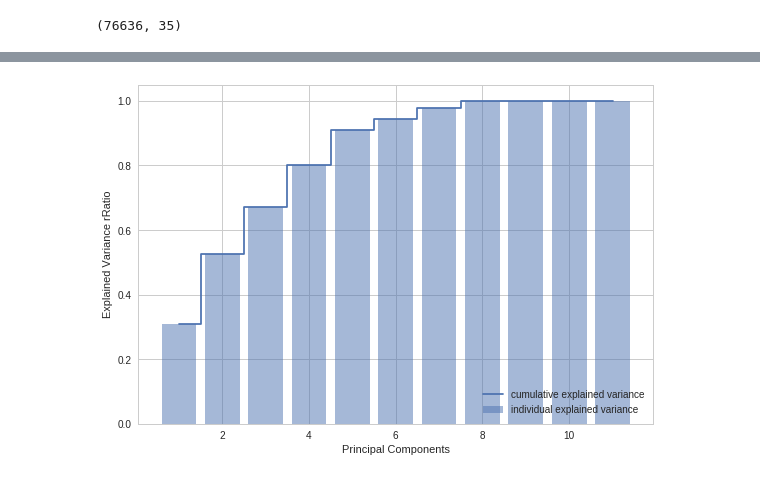
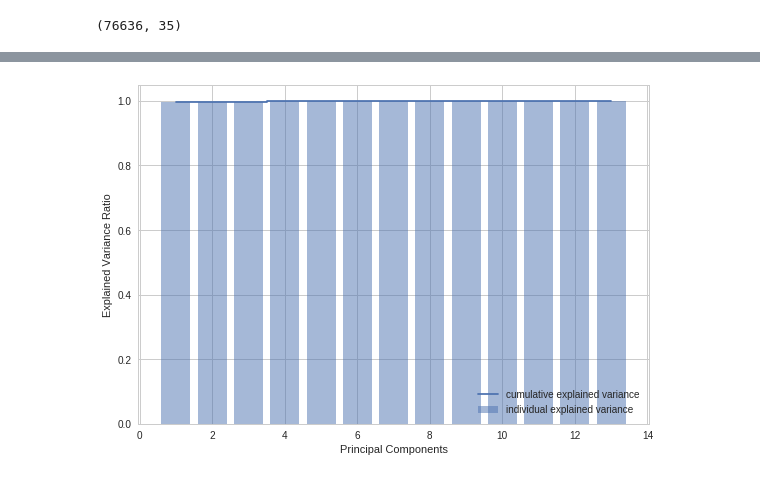
Before and after one commit to nmichniok/MarchMadness, a Jupyter notebook: Kaggle Data.ipynb, the cells around one changed output, grey strips where cells are left out. Drawn from its saved outputs; the diff is of its cells as text; code cells hidden in the pictures.

```diff
--- a/Kaggle Data.ipynb
+++ b/Kaggle Data.ipynb
@@ -141,7 +257,10 @@ season_new_df['sos_diff'] = season_new_df['teamA_sos'] - season_new_df['teamB_so
+# %%
+season_new_df['team_A_loc'] = None
+season_new_df['team_A_loc'] = season_new_df.apply(lambda row: change_loc(row), axis=1)
 # %%
-final_cols = ['team_A', 'team_B', 'daynum', 'season', 'game_id', '3ptper_diff', 'fgper_diff',
+final_cols = ['team_A', 'team_B', 'daynum', 'season', 'game_id', 'team_A_loc', '3ptper_diff', 'fgper_diff',
                     'ftper_diff', 'asts_diff', 'stls_diff', 'blks_diff', 'turn_ovs_diff', 'offreb_diff',
-                    'defreb_diff', 'fouls_diff', 'teamA_win', 'sos_diff', 'srs_diff']
+                    'defreb_diff', 'fouls_diff', 'teamA_win', 'sos_diff', 'srs_diff', 'elo_diff']
 
 final_df = season_new_df[final_cols]
 # %%
@@ -168,9 +341,9 @@ memory usage: 11.4+ MB
 # %%
 def createTrainingSet(df, year):
     df_train = df[df['season'] != year] #remove one year to test on later
-    feat_cols = ['3ptper_diff', 'fgper_diff', 'ftper_diff', 'asts_diff',
+    feat_cols = ['3ptper_diff', 'fgper_diff', 'ftper_diff', 'asts_diff', 'stls_diff',
                  'blks_diff', 'turn_ovs_diff', 'offreb_diff', 'defreb_diff', 'fouls_diff',
-                 'sos_diff', 'srs_diff']
+                 'sos_diff' , 'srs_diff', 'elo_diff']
 
     X_train = df_train[feat_cols]
     y_train = df_train['teamA_win']
@@ -192,30 +365,29 @@ year = 2016  #season to predict
 X_train, y_train = createTrainingSet(final_df, year)
 X_test, y_test = createTestSet(final_df, year)
 # %%
-feat_cols = ['3ptper_diff', 'fgper_diff', 'ftper_diff', 'asts_diff',
+feat_cols = ['3ptper_diff', 'fgper_diff', 'ftper_diff', 'asts_diff', 'stls_diff',
              'blks_diff', 'turn_ovs_diff', 'offreb_diff', 'defreb_diff', 'fouls_diff',
-             'sos_diff', 'srs_diff']
+             'sos_diff', 'srs_diff', 'elo_diff']
 
 X = final_df[feat_cols]
 y = final_df['teamA_win']
 
-
-X_train, X_test, y_train, y_test = train_test_split(X, y, test_size = 0.25)
+X_train2, X_test2, y_train2, y_test2 = train_test_split(X, y, test_size = 0.25)
 # %%
 pca = PCA()
 
 pca.fit(X_train)
 exp_var = pca.explained_variance_ratio_
 exp_var_sum = np.cumsum(exp_var)
 
 #plot explained variance ratio
 plt.bar(range(1, len(exp_var) + 1), exp_var_sum, alpha=0.5, align='center',
         label='individual explained variance')
 plt.step(range(1, len(exp_var) + 1), exp_var_sum, where='mid', label='cumulative explained variance')
-plt.ylabel('Explained Variance rRatio')
+plt.ylabel('Explained Variance Ratio')
 plt.xlabel('Principal Components')
 plt.legend(loc='lower right')
 plt.tight_layout()
 plt.show()
 # %% [output]
-[figure, old version]
+[figure, new version]
```
Also changed, not shown: parts of 103 cells of this notebook, 1 other file.
